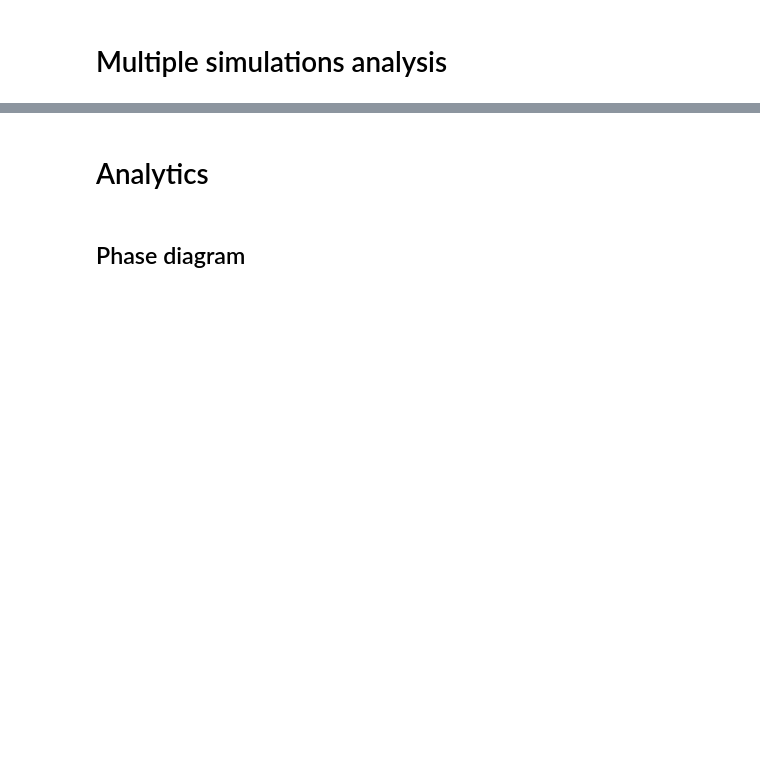
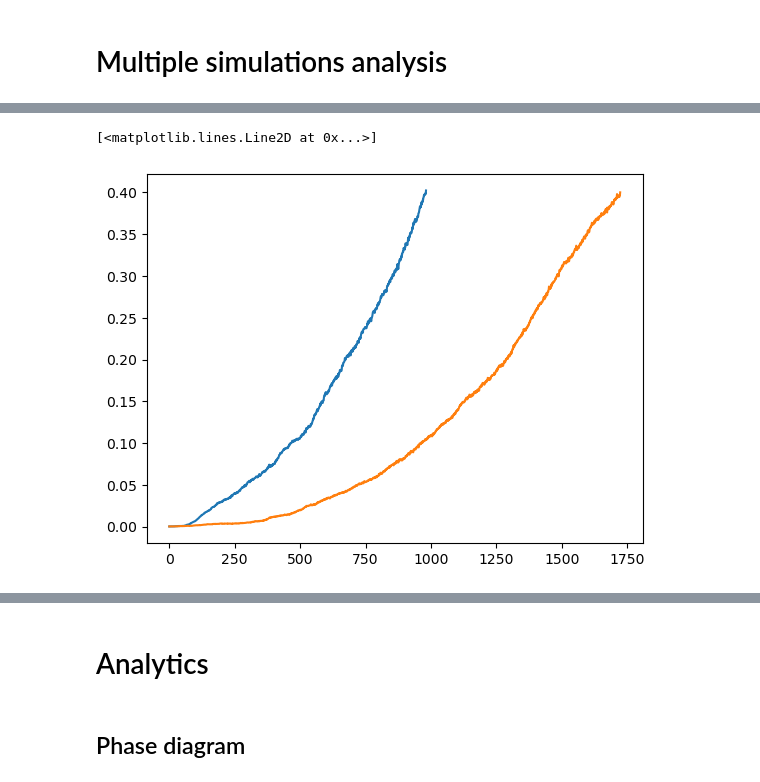
Before and after one commit to francescozambelli/CancerEvo, a Jupyter notebook: analysis.ipynb, the cells around one changed output, grey strips where cells are left out. Saved outputs shown, nothing was run; the diff lists cells and outputs as text; code cells hidden in the pictures; blank space fills up the shorter version.

```diff
--- a/analysis.ipynb
+++ b/analysis.ipynb
@@ -216,0 +114,23 @@ plt.show()
+# %%
+### Polyploid case ###
+rs_12 = read_file("../Data/CancerEvo/12ch_r.txt")
+ms_12 = read_file("../Data/CancerEvo/12ch_m.txt")
+mus_12 = read_file("../Data/CancerEvo/12ch_mu.txt")
+ts_12 = read_file("../Data/CancerEvo/12ch_t.txt")
+ng_12 = read_file("../Data/CancerEvo/12ch_nc.txt")
+ss_12 = np.loadtxt("../Data/CancerEvo/12ch_state.txt", dtype=str)
+ls_12 = np.array([len(r) for r in rs_12])
+map_h_12 = ss_12=="Health"
+map_t_12 = ss_12=="Tumor"
+    # Tumor wins runs quantities
+mus_t_12 = [mus_12[i] for i in np.where(map_t_12)[0]]
+rs_t_12 = [rs_12[i] for i in np.where(map_t_12)[0]]
+ms_t_12 = [ms_12[i] for i in np.where(map_t_12)[0]]
+ts_t_12 = [ts_12[i] for i in np.where(map_t_12)[0]]
+ng_t_12 = [ng_12[i] for i in np.where(map_t_12)[0]]
+# %%
+plt.plot(ts_t_12[10])
+plt.plot(ts_t_0[2])
+# %% [output]
+[<matplotlib.lines.Line2D at 0x...>]
+[figure, added]
```
Also changed, not shown: parts of 55 cells of this notebook, 43 other files.
